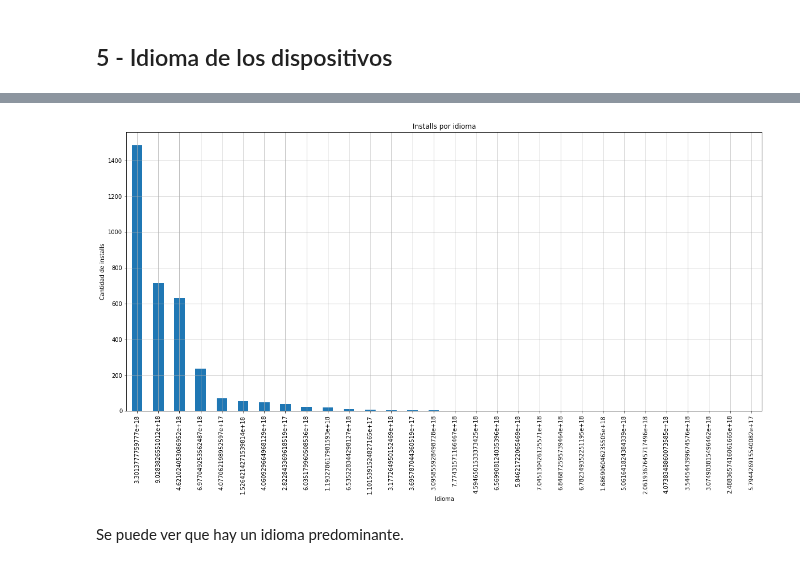
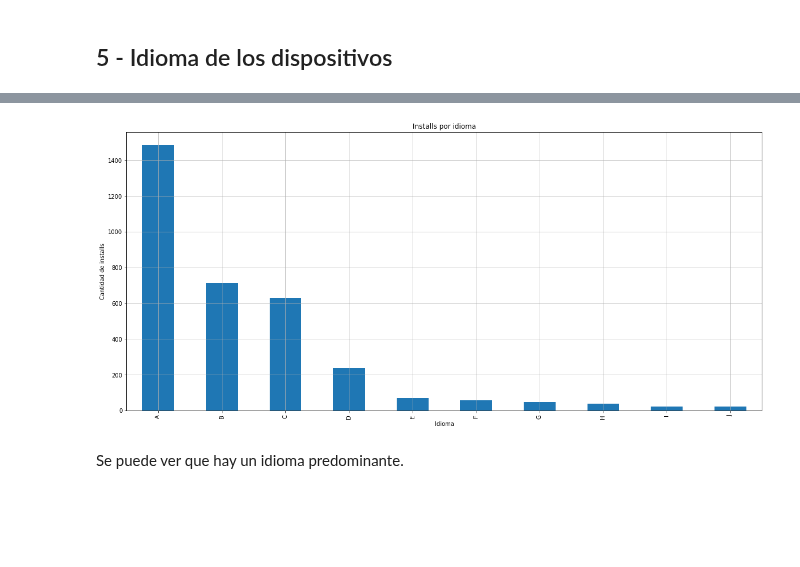
Before and after one commit to sberoch/Datos, a Jupyter notebook: installs.ipynb, the cells around one changed output, grey strips where cells are left out. Drawn from its saved outputs; the diff is of its cells as text; code cells hidden in the pictures; blank space fills up the shorter version.

```diff
--- a/installs.ipynb
+++ b/installs.ipynb
@@ -166,3 +166,6 @@ Se puede ver que la mayoría de las instalaciones fueron realizadas utilizando w
 graph5 = installs.groupby('device_language').agg({'device_language':'count'})
 graph5.columns = ['cantidad']
 graph5 = graph5.sort_values(by = 'cantidad',ascending = False)
+graph5 = graph5.head(10)
+graph5['Alias'] = ['A','B','C','D','E','F','G','H','I','J']
+graph5
@@ -169,9 +185,9 @@ graph5 = graph5.sort_values(by = 'cantidad',ascending = False)
 # %%
-graph5 = graph5.plot.bar(grid = True, figsize = (20,9), title = 'Installs por idioma', legend = False, rot = 90)
+graph5 = graph5.plot.bar(grid = True, x = 'Alias',figsize = (20,9), title = 'Installs por idioma', legend = False, rot = 90)
 graph5.set_xlabel('Idioma')
 graph5.set_ylabel('Cantidad de installs');
 # %% [output]
-[figure, old version]
+[figure, new version]
 # %% [markdown]
 Se puede ver que hay un idioma predominante.
 # %% [markdown]
```
Also changed, not shown: parts of 1 cell of this notebook.
